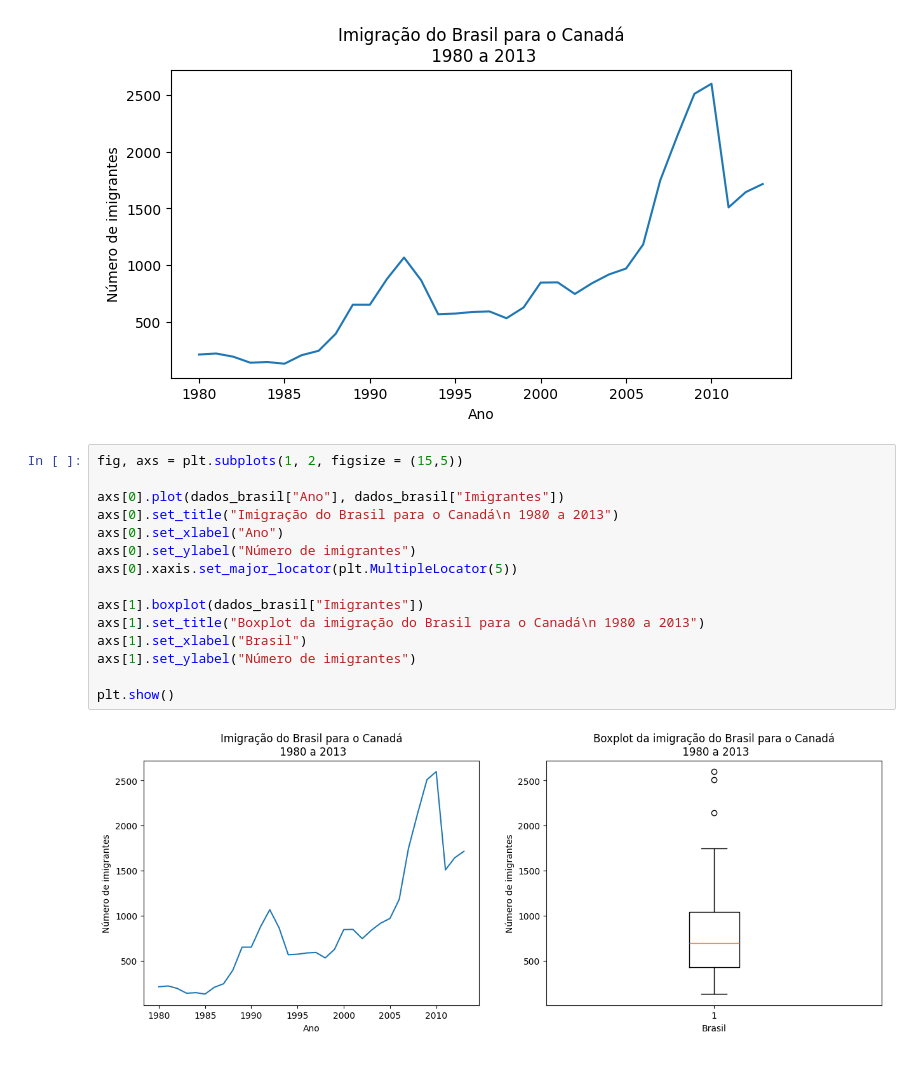
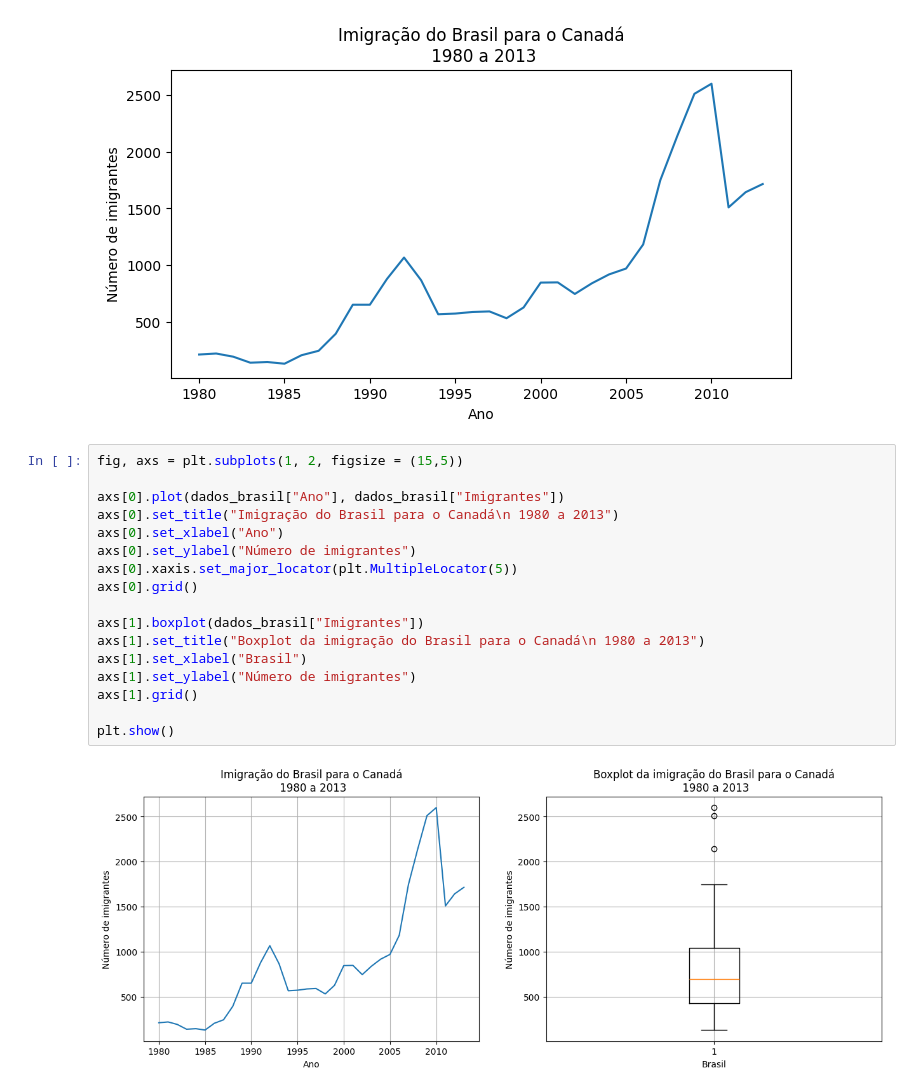
Before and after one commit to Nalinhas/Data_Visualization, a Jupyter notebook: Data_Visualization.ipynb, the cells around one changed output. Drawn from its saved outputs; the diff is of its cells as text.

```diff
--- a/Data_Visualization.ipynb
+++ b/Data_Visualization.ipynb
@@ -117,17 +117,19 @@ plt.show()
 # %%
 fig, axs = plt.subplots(1, 2, figsize = (15,5))
 
 axs[0].plot(dados_brasil["Ano"], dados_brasil["Imigrantes"])
 axs[0].set_title("Imigração do Brasil para o Canadá\n 1980 a 2013")
 axs[0].set_xlabel("Ano")
 axs[0].set_ylabel("Número de imigrantes")
 axs[0].xaxis.set_major_locator(plt.MultipleLocator(5))
+axs[0].grid()
 
 axs[1].boxplot(dados_brasil["Imigrantes"])
 axs[1].set_title("Boxplot da imigração do Brasil para o Canadá\n 1980 a 2013")
 axs[1].set_xlabel("Brasil")
 axs[1].set_ylabel("Número de imigrantes")
+axs[1].grid()
 
 plt.show()
 # %% [output]
-[figure, old version]
+[figure, new version]
```
Also changed, not shown: parts of 1 cell of this notebook.
